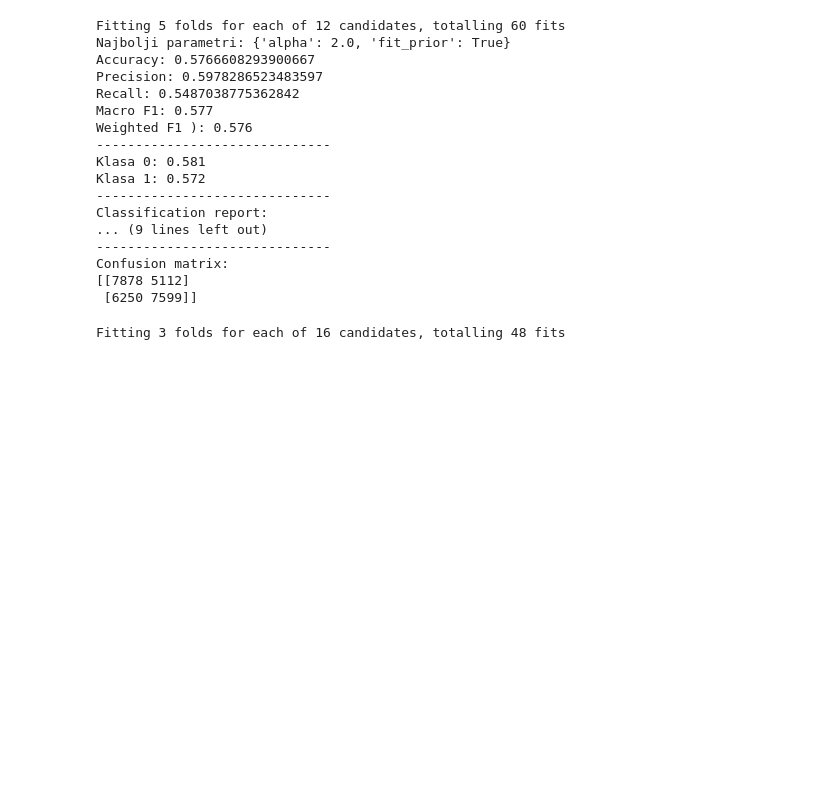
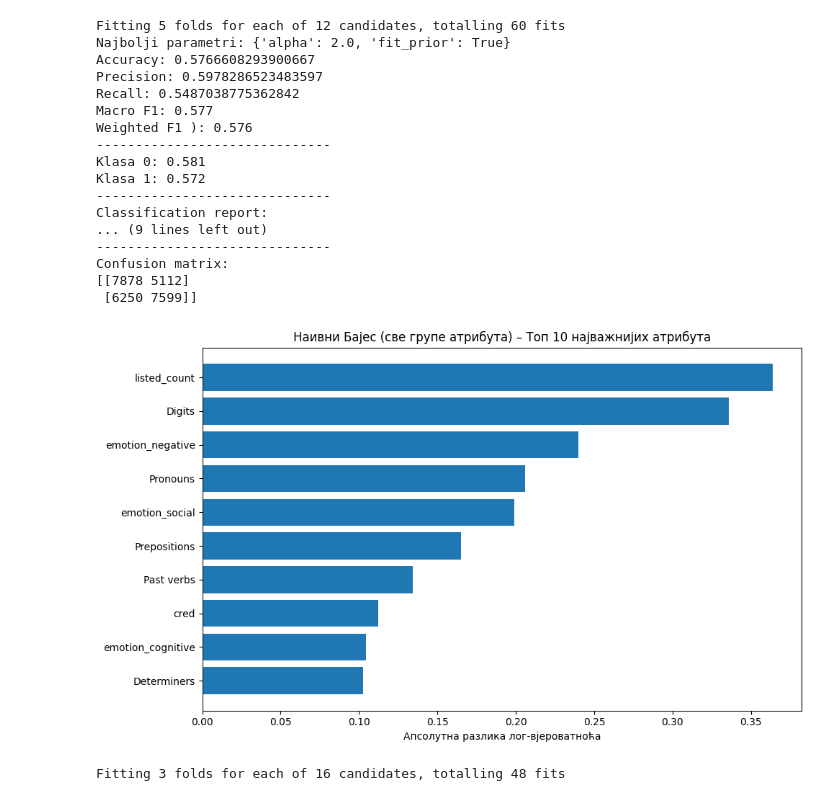
Before and after one commit to SaraTalic/fake-news-twitter-detection, a Jupyter notebook: classification.ipynb, the cells around one changed output. Saved outputs shown, nothing was run; the diff lists cells and outputs as text; code cells hidden in the pictures; blank space fills up the shorter version.

```diff
--- a/classification.ipynb
+++ b/classification.ipynb
@@ -3214,15 +3362,15 @@ param_grid = {
     'fit_prior': [True, False],
 }
 
-grid_search = GridSearchCV(estimator=nb, param_grid=param_grid,
+grid_search_nb = GridSearchCV(estimator=nb, param_grid=param_grid,
                            cv=5, scoring='accuracy', verbose=1, n_jobs=-1)
 
-grid_search.fit(x_train, y_train)
+grid_search_nb.fit(x_train, y_train)
 
-best_nb = grid_search.best_estimator_
+best_nb = grid_search_nb.best_estimator_
 y_pred = best_nb.predict(x_test)
 
-print("Najbolji parametri:", grid_search.best_params_)
+print("Najbolji parametri:", grid_search_nb.best_params_)
 print("Accuracy:", metrics.accuracy_score(y_test, y_pred))
 print("Precision:", metrics.precision_score(y_test, y_pred))
 print("Recall:", metrics.recall_score(y_test, y_pred))
@@ -3266,6 +3414,31 @@ Classification report:
 Confusion matrix:
 [[7878 5112]
  [6250 7599]]
+# %%
+
+best_model = grid_search_nb.best_estimator_
+
+# feature_log_prob_ има облик [n_classes, n_features]
+# Ако имаш бинарну класификацију, узимаш разлику између класа као метрику важности
+log_prob_diff = best_model.feature_log_prob_[1] - best_model.feature_log_prob_[0]
+
+feature_names = x_train.columns
+
+# Сортирање по апсолутној разлици лог-вероватноћа
+features_sorted = sorted(zip(np.abs(log_prob_diff), feature_names), reverse=True)
+top_10 = features_sorted[:10]
+importances_sorted, names_sorted = zip(*top_10)
+
+# Цртање графика
+plt.figure(figsize=(10, 6))
+plt.barh(names_sorted, importances_sorted)
+plt.xlabel("Апсолутна разлика лог-вјероватноћа")
+plt.title("Наивни Бајес (све групе атрибута) – Топ 10 најважнијих атрибута")
+plt.gca().invert_yaxis()
+plt.tight_layout()
+plt.show()
+# %% [output]
+[figure, added]
 # %%
 # Logistic Regression - Full
 
```
Also changed, not shown: parts of 13 cells of this notebook, 1 other file.
